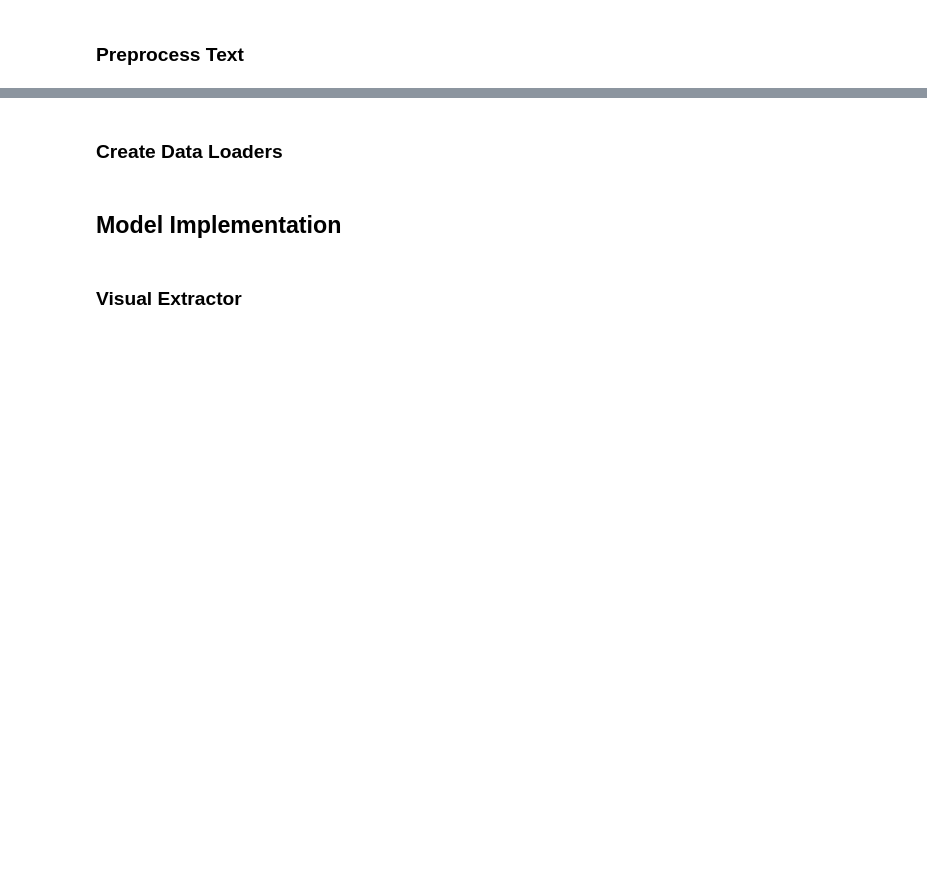
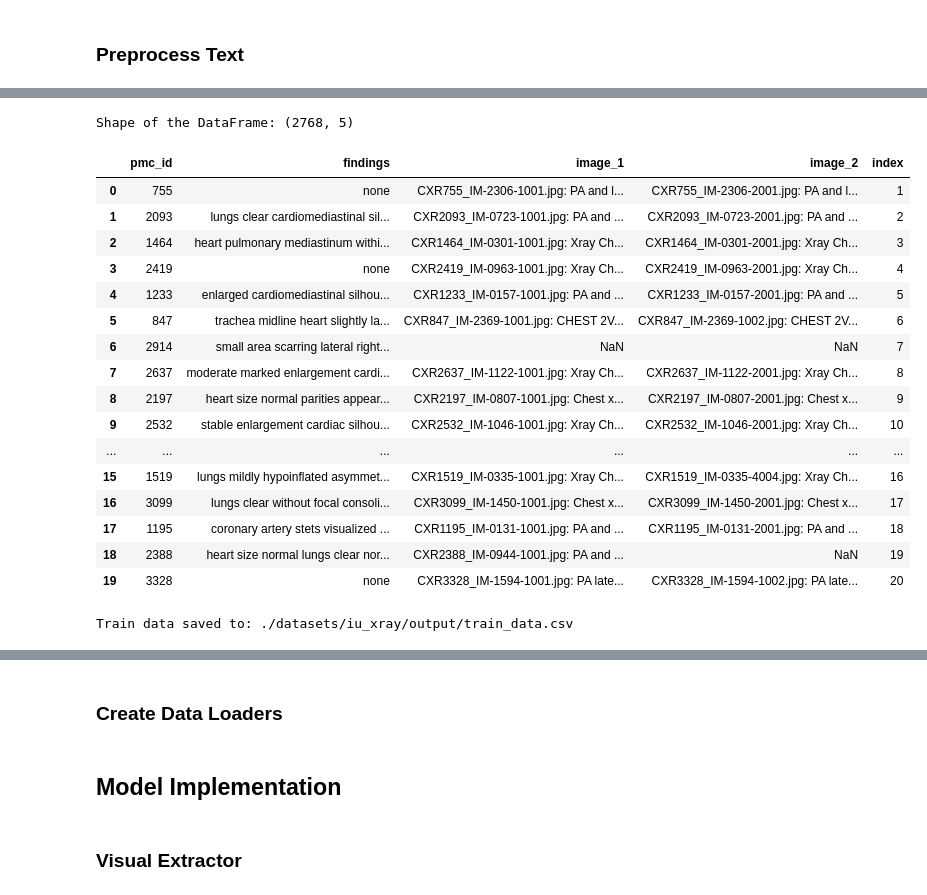
Before and after one commit to RaginiMehta/CS550_ASMT_MRSMK, a Jupyter notebook: MRSMK.ipynb, the cells around one changed output, grey strips where cells are left out. Drawn from its saved outputs; the diff is of its cells as text; code cells hidden in the pictures; blank space fills up the shorter version.

```diff
--- a/MRSMK.ipynb
+++ b/MRSMK.ipynb
@@ -579,0 +620,34 @@ Preprocessed Text of DataFrame ./datasets/iu_xray/output/iu_xray_reports_df.csv
+# %%
+'''Indexing the Training Data'''
+
+# indexing the train data
+df = pd.read_csv(train_path)
+df = df[['pmc_id', 'findings', 'image_1', 'image_2']]
+df['index'] = range(1, len(df) + 1)
+
+
+# display the modified DataFrame to check the output
+print("Shape of the DataFrame:", df.shape)
+display(df.head(20))
+df.to_csv(train_path, index=False)
+print(f"Train data saved to: {train_path}")
+# %% [output]
+Shape of the DataFrame: (2768, 5)
+|  | pmc_id | findings | image_1 | image_2 | index |
+| 0 | 755 | none | CXR755_IM-2306-1001.jpg: PA and l... | CXR755_IM-2306-2001.jpg: PA and l... | 1 |
+| 1 | 2093 | lungs clear cardiomediastinal sil... | CXR2093_IM-0723-1001.jpg: PA and ... | CXR2093_IM-0723-2001.jpg: PA and ... | 2 |
+| 2 | 1464 | heart pulmonary mediastinum withi... | CXR1464_IM-0301-1001.jpg: Xray Ch... | CXR1464_IM-0301-2001.jpg: Xray Ch... | 3 |
+| 3 | 2419 | none | CXR2419_IM-0963-1001.jpg: Xray Ch... | CXR2419_IM-0963-2001.jpg: Xray Ch... | 4 |
+| 4 | 1233 | enlarged cardiomediastinal silhou... | CXR1233_IM-0157-1001.jpg: PA and ... | CXR1233_IM-0157-2001.jpg: PA and ... | 5 |
+| 5 | 847 | trachea midline heart slightly la... | CXR847_IM-2369-1001.jpg: CHEST 2V... | CXR847_IM-2369-1002.jpg: CHEST 2V... | 6 |
+| 6 | 2914 | small area scarring lateral right... | NaN | NaN | 7 |
+| 7 | 2637 | moderate marked enlargement cardi... | CXR2637_IM-1122-1001.jpg: Xray Ch... | CXR2637_IM-1122-2001.jpg: Xray Ch... | 8 |
+| 8 | 2197 | heart size normal parities appear... | CXR2197_IM-0807-1001.jpg: Chest x... | CXR2197_IM-0807-2001.jpg: Chest x... | 9 |
+| 9 | 2532 | stable enlargement cardiac silhou... | CXR2532_IM-1046-1001.jpg: Xray Ch... | CXR2532_IM-1046-2001.jpg: Xray Ch... | 10 |
+| ... | ... | ... | ... | ... | ... |
+| 15 | 1519 | lungs mildly hypoinflated asymmet... | CXR1519_IM-0335-1001.jpg: Xray Ch... | CXR1519_IM-0335-4004.jpg: Xray Ch... | 16 |
+| 16 | 3099 | lungs clear without focal consoli... | CXR3099_IM-1450-1001.jpg: Chest x... | CXR3099_IM-1450-2001.jpg: Chest x... | 17 |
+| 17 | 1195 | coronary artery stets visualized ... | CXR1195_IM-0131-1001.jpg: PA and ... | CXR1195_IM-0131-2001.jpg: PA and ... | 18 |
+| 18 | 2388 | heart size normal lungs clear nor... | CXR2388_IM-0944-1001.jpg: PA and ... | NaN | 19 |
+| 19 | 3328 | none | CXR3328_IM-1594-1001.jpg: PA late... | CXR3328_IM-1594-1002.jpg: PA late... | 20 |
+Train data saved to: ./datasets/iu_xray/output/train_data.csv
```
Also changed, not shown: parts of 37 cells of this notebook, 22 other files.
